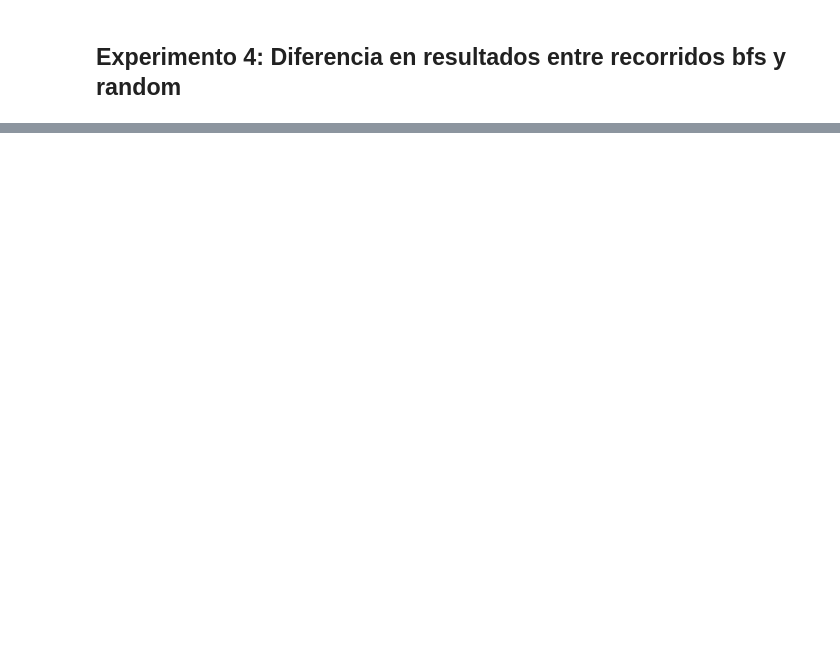
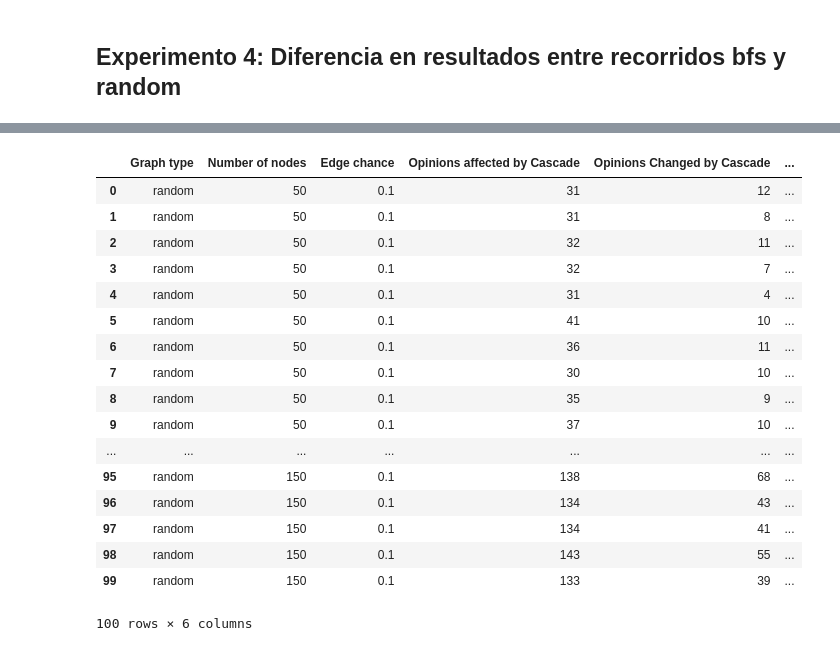
Before and after one commit to miguelalche/graph_information_cascades, a Jupyter notebook: Experimentacion.ipynb, the cells around one changed output, grey strips where cells are left out. Saved outputs shown, nothing was run; the diff lists cells and outputs as text; code cells hidden in the pictures; blank space fills up the shorter version.

```diff
--- a/Experimentacion.ipynb
+++ b/Experimentacion.ipynb
@@ -159,0 +214,35 @@ for n in np.arange(50,501,50):
+# %%
+df = pd.read_csv("./data/recorridos.csv", sep=";")
+dfRecorridos = df.copy()
+dfRecorridos.head(100)
+# dfRecorridos.head()
+# dfRecorridos = dfRecorridos.groupby(["Exploration Mode","Number of nodes"]).mean()
+# fig,a = plt.subplots(1,1)
+
+# dfBFS = dfRecorridos.xs('bfs')[["Opinions Changed by Cascade", "Opinions affected by Cascade"]]
+# dfBFS = dfBFS.rename(columns={"Opinions Changed by Cascade":"Opinions Changed BFS", "Opinions affected by Cascade":"Opinions affected BFS"})
+
+# dfRandom = dfRecorridos.xs('random')[["Opinions Changed by Cascade", "Opinions affected by Cascade"]]
+# dfRandom = dfRandom.rename(columns={"Opinions Changed by Cascade":"Opinions Changed Random Exploration", "Opinions affected by Cascade":"Opinions affected Random Exploration"})
+
+# dfBFS.plot(ax=a, color='rg')
+# dfRandom.plot(ax=a, color='by')
+# %% [output]
+|  | Graph type | Number of nodes | Edge chance | Opinions affected by Cascade | Opinions Changed by Cascade | ... |
+| 0 | random | 50 | 0.1 | 31 | 12 | ... |
+| 1 | random | 50 | 0.1 | 31 | 8 | ... |
+| 2 | random | 50 | 0.1 | 32 | 11 | ... |
+| 3 | random | 50 | 0.1 | 32 | 7 | ... |
+| 4 | random | 50 | 0.1 | 31 | 4 | ... |
+| 5 | random | 50 | 0.1 | 41 | 10 | ... |
+| 6 | random | 50 | 0.1 | 36 | 11 | ... |
+| 7 | random | 50 | 0.1 | 30 | 10 | ... |
+| 8 | random | 50 | 0.1 | 35 | 9 | ... |
+| 9 | random | 50 | 0.1 | 37 | 10 | ... |
+| ... | ... | ... | ... | ... | ... | ... |
+| 95 | random | 150 | 0.1 | 138 | 68 | ... |
+| 96 | random | 150 | 0.1 | 134 | 43 | ... |
+| 97 | random | 150 | 0.1 | 134 | 41 | ... |
+| 98 | random | 150 | 0.1 | 143 | 55 | ... |
+| 99 | random | 150 | 0.1 | 133 | 39 | ... |
+100 rows × 6 columns
```
Also changed, not shown: parts of 14 cells of this notebook, 9 other files.
